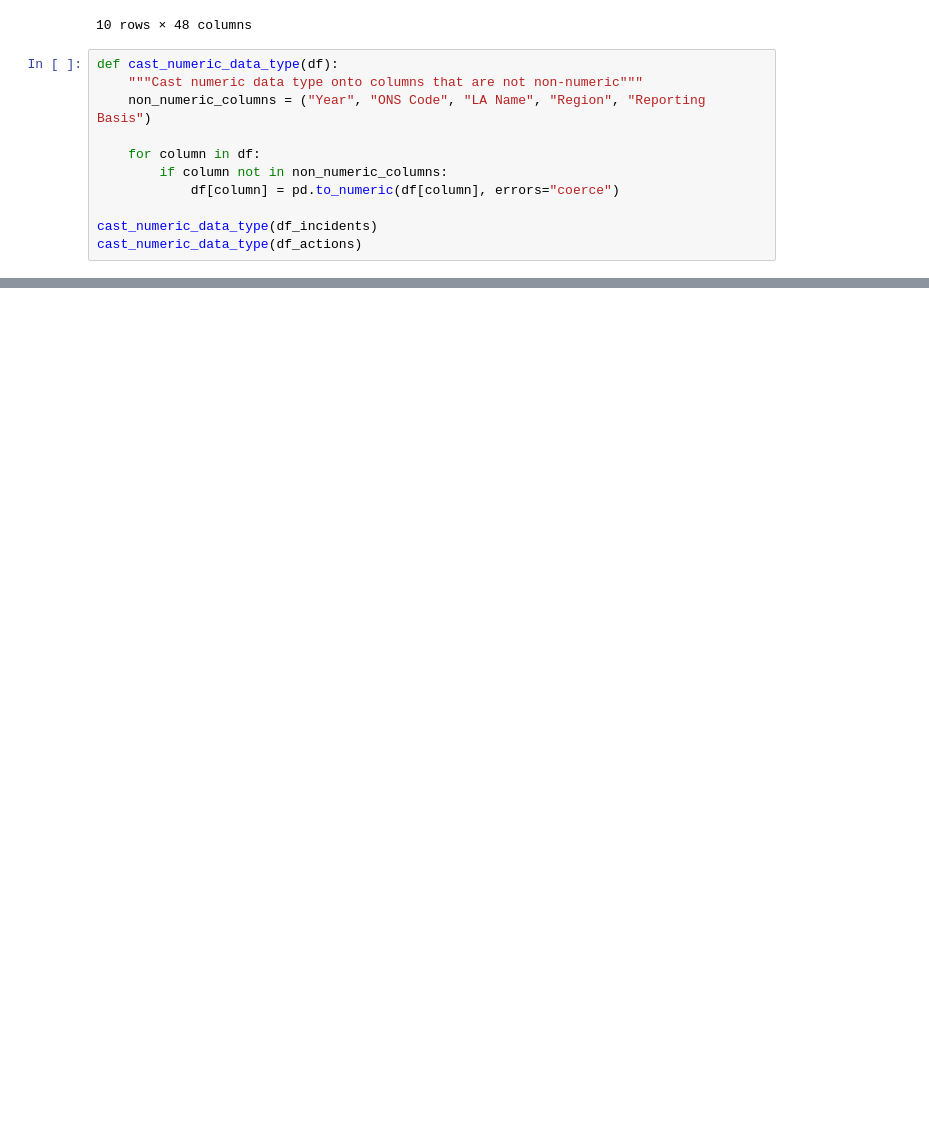
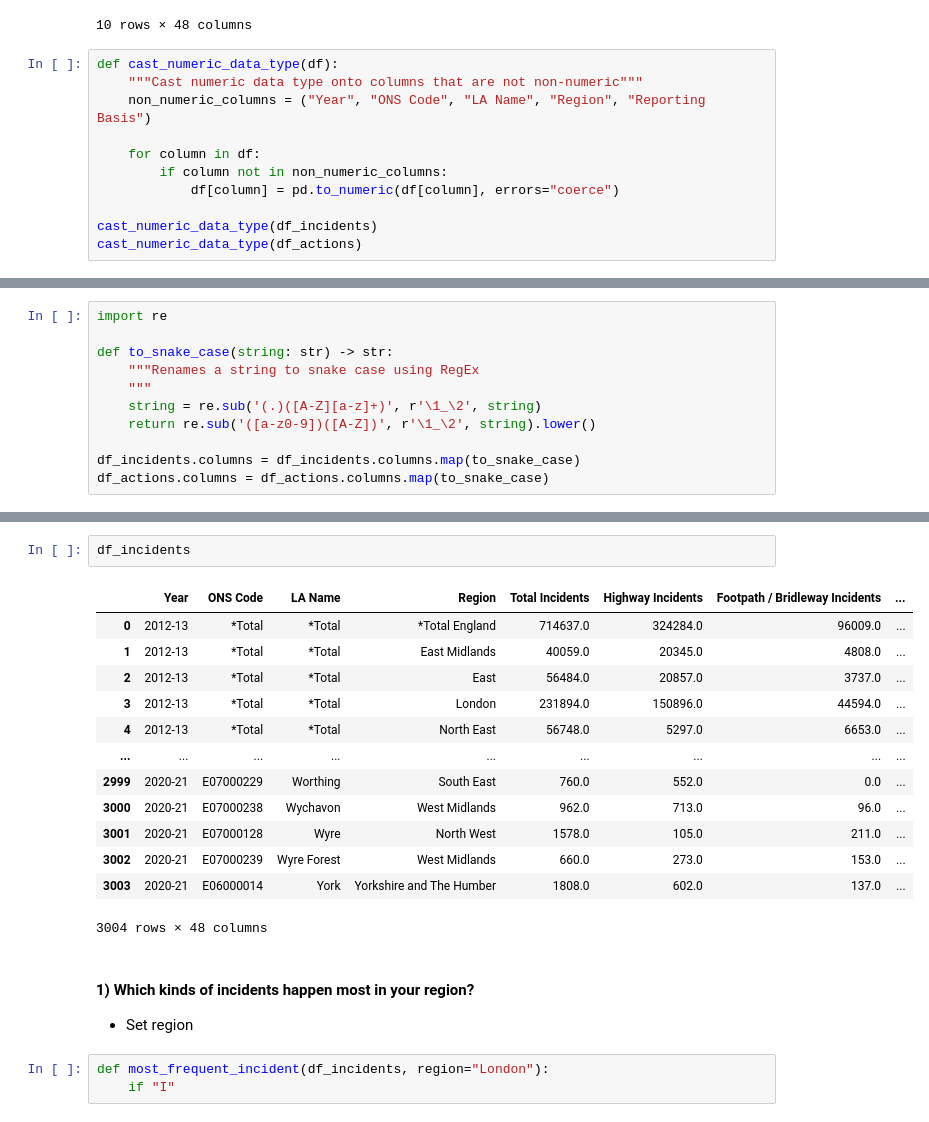
Before and after one commit to aljpacho/flytipping-report, a Jupyter notebook: flytipping.ipynb, the cells around one changed output, grey strips where cells are left out. Saved outputs shown, nothing was run; the diff lists cells and outputs as text; blank space fills up the shorter version.

Commit message:
Added function to rename cols to snake_case

```diff
--- a/flytipping.ipynb
+++ b/flytipping.ipynb
@@ -128,0 +131,11 @@ cast_numeric_data_type(df_actions)
+# %%
+import re
+
+def to_snake_case(string: str) -> str:
+    """Renames a string to snake case using RegEx
+    """
+    string = re.sub('(.)([A-Z][a-z]+)', r'\1_\2', string)
+    return re.sub('([a-z0-9])([A-Z])', r'\1_\2', string).lower()
+
+df_incidents.columns = df_incidents.columns.map(to_snake_case)
+df_actions.columns = df_actions.columns.map(to_snake_case)
@@ -128,0 +152,23 @@ cast_numeric_data_type(df_actions)
+# %%
+df_incidents
+# %% [output]
+|  | Year | ONS Code | LA Name | Region | Total Incidents | Highway Incidents | Footpath / Bridleway Incidents | ... |
+| 0 | 2012-13 | *Total | *Total | *Total England | 714637.0 | 324284.0 | 96009.0 | ... |
+| 1 | 2012-13 | *Total | *Total | East Midlands | 40059.0 | 20345.0 | 4808.0 | ... |
+| 2 | 2012-13 | *Total | *Total | East | 56484.0 | 20857.0 | 3737.0 | ... |
+| 3 | 2012-13 | *Total | *Total | London | 231894.0 | 150896.0 | 44594.0 | ... |
+| 4 | 2012-13 | *Total | *Total | North East | 56748.0 | 5297.0 | 6653.0 | ... |
+| ... | ... | ... | ... | ... | ... | ... | ... | ... |
+| 2999 | 2020-21 | E07000229 | Worthing | South East | 760.0 | 552.0 | 0.0 | ... |
+| 3000 | 2020-21 | E07000238 | Wychavon | West Midlands | 962.0 | 713.0 | 96.0 | ... |
+| 3001 | 2020-21 | E07000128 | Wyre | North West | 1578.0 | 105.0 | 211.0 | ... |
+| 3002 | 2020-21 | E07000239 | Wyre Forest | West Midlands | 660.0 | 273.0 | 153.0 | ... |
+| 3003 | 2020-21 | E06000014 | York | Yorkshire and The Humber | 1808.0 | 602.0 | 137.0 | ... |
+3004 rows × 48 columns
+# %% [markdown]
+#### 1) Which kinds of incidents happen most in your region?
+
+- Set region
+# %%
+def most_frequent_incident(df_incidents, region="London"):
+    if "I"
```
Also changed, not shown: parts of 2 cells of this notebook.
